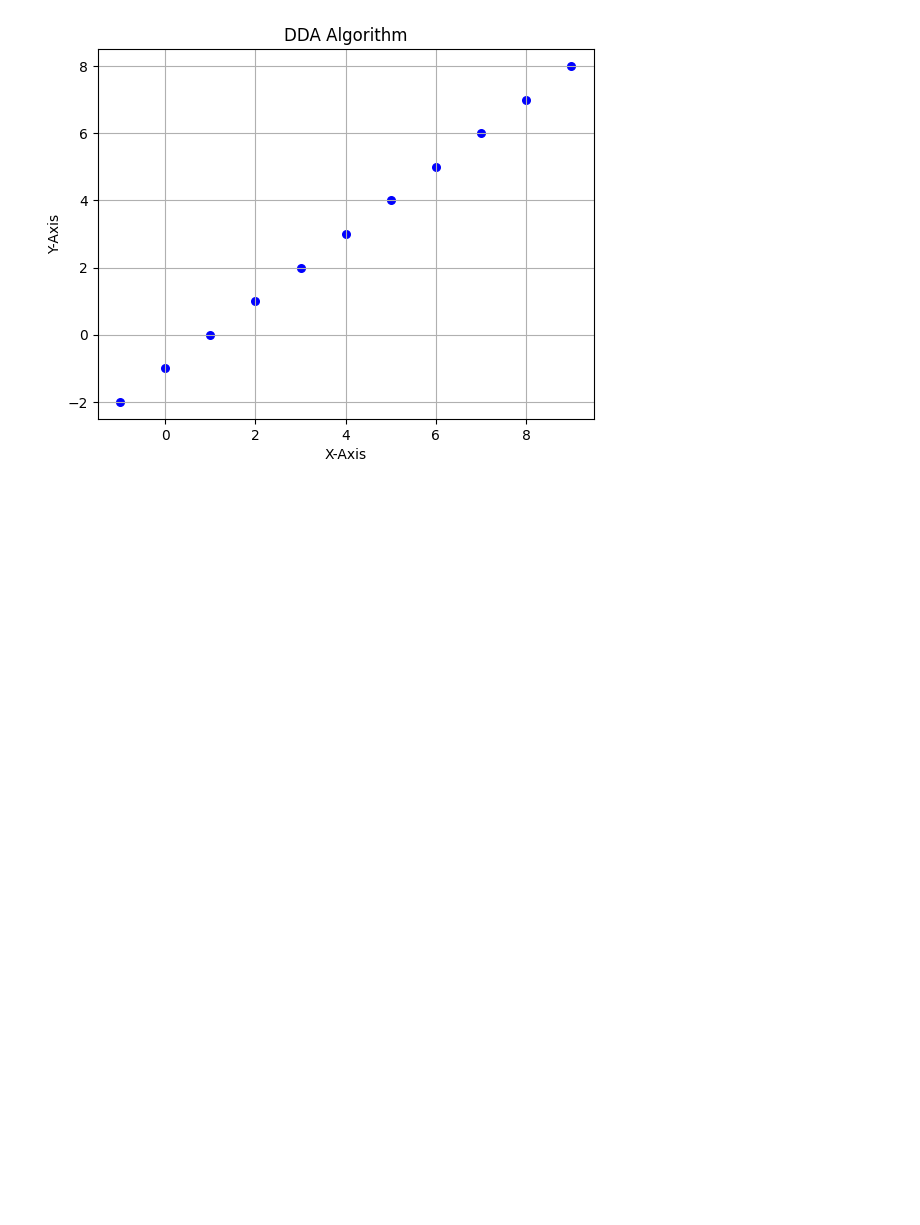
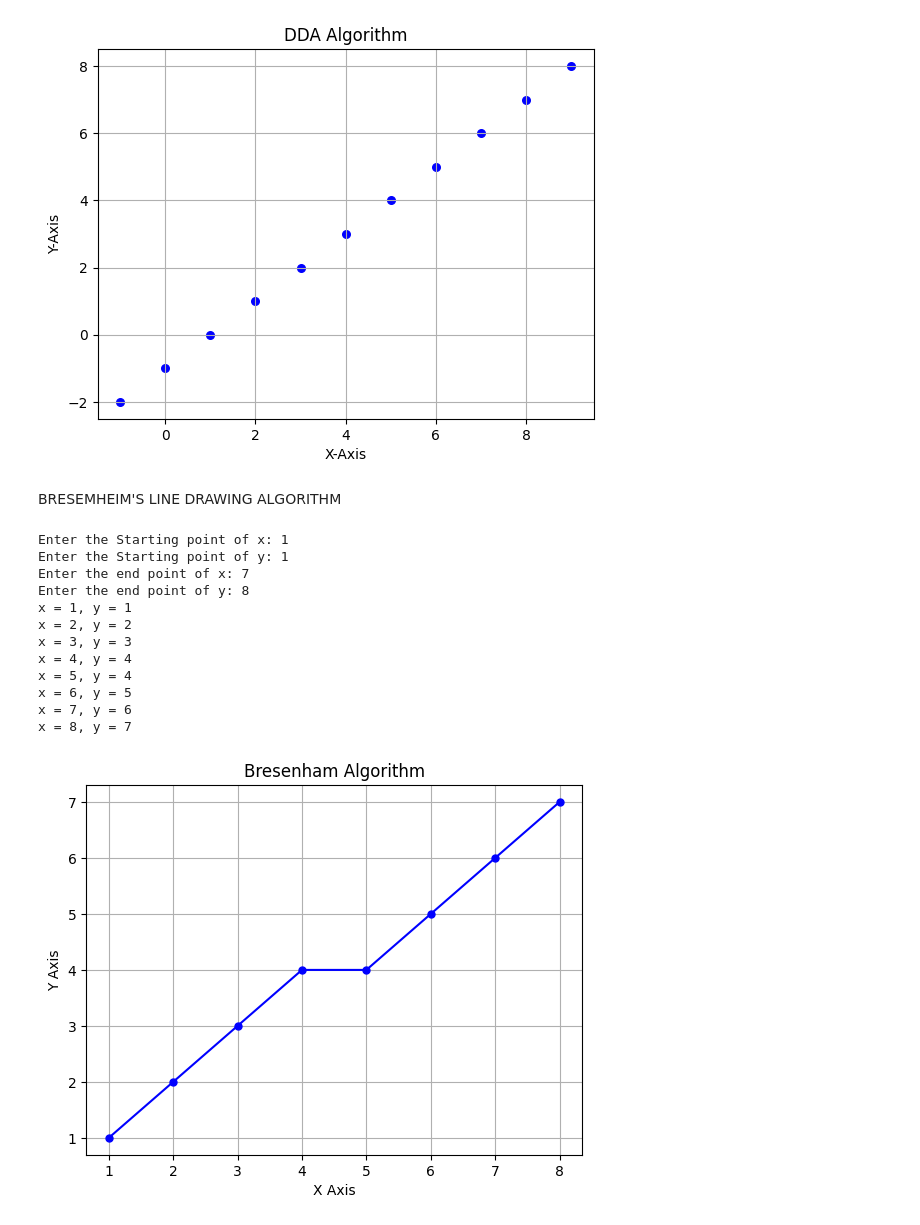
Before and after one commit to Aryann15/Graphics-assignments, a Jupyter notebook: GRAPHICS.ipynb, the cells around one changed output. Saved outputs shown, nothing was run; the diff lists cells and outputs as text; code cells hidden in the pictures; blank space fills up the shorter version.

Commit message:
Bresenheim line drawing

```diff
--- a/GRAPHICS.ipynb
+++ b/GRAPHICS.ipynb
@@ -71,3 +71,72 @@ X1:  7.0 Y1:  6.0
 X1:  8.0 Y1:  7.0
 X1:  9.0 Y1:  8.0
 [figure]
+# %% [markdown]
+BRESEMHEIM'S LINE DRAWING ALGORITHM
+# %%
+import matplotlib.pyplot as plt
+
+plt.title("Bresenham Algorithm")
+plt.xlabel("X Axis")
+plt.ylabel("Y Axis")
+
+def bres(x1, y1, x2, y2):
+    x, y = x1, y1
+    dx = abs(x2 - x1)
+    dy = abs(y2 - y1)
+    gradient = dy / float(dx)
+
+    if gradient > 1:
+        dx, dy = dy, dx
+        x, y = y, x
+        x1, y1 = y1, x1
+        x2, y2 = y2, x2
+
+    p = 2 * dy - dx
+    print(f"x = {x}, y = {y}")
+
+    # Initialize the plotting points
+    xcoordinates = [x]
+    ycoordinates = [y]
+
+    for k in range(2, dx + 2):
+        if p > 0:
+            y = y + 1 if y < y2 else y - 1
+            p = p + 2 * (dy - dx)
+        else:
+            p = p + 2 * dy
+
+        x = x + 1 if x < x2 else x - 1
+
+        print(f"x = {x}, y = {y}")
+        xcoordinates.append(x)
+        ycoordinates.append(y)
+
+    plt.plot(xcoordinates, ycoordinates, marker='o', markersize=5, c='b')  # Scatter plot with dots
+    plt.grid(True)
+    plt.show()
+
+def main():
+    x1 = int(input("Enter the Starting point of x: "))
+    y1 = int(input("Enter the Starting point of y: "))
+    x2 = int(input("Enter the end point of x: "))
+    y2 = int(input("Enter the end point of y: "))
+
+    bres(x1, y1, x2, y2)
+
+if __name__ == "__main__":
+    main()
+# %% [output]
+Enter the Starting point of x: 1
+Enter the Starting point of y: 1
+Enter the end point of x: 7
+Enter the end point of y: 8
+x = 1, y = 1
+x = 2, y = 2
+x = 3, y = 3
+x = 4, y = 4
+x = 5, y = 4
+x = 6, y = 5
+x = 7, y = 6
+x = 8, y = 7
+[figure, added]
```
